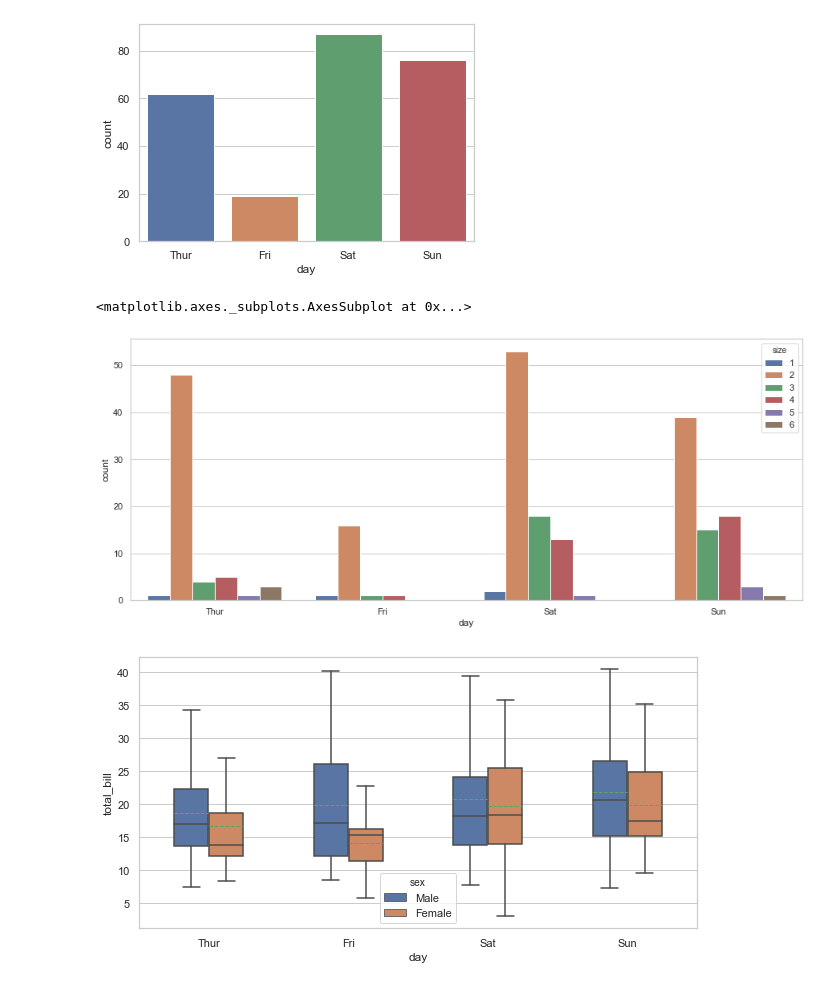
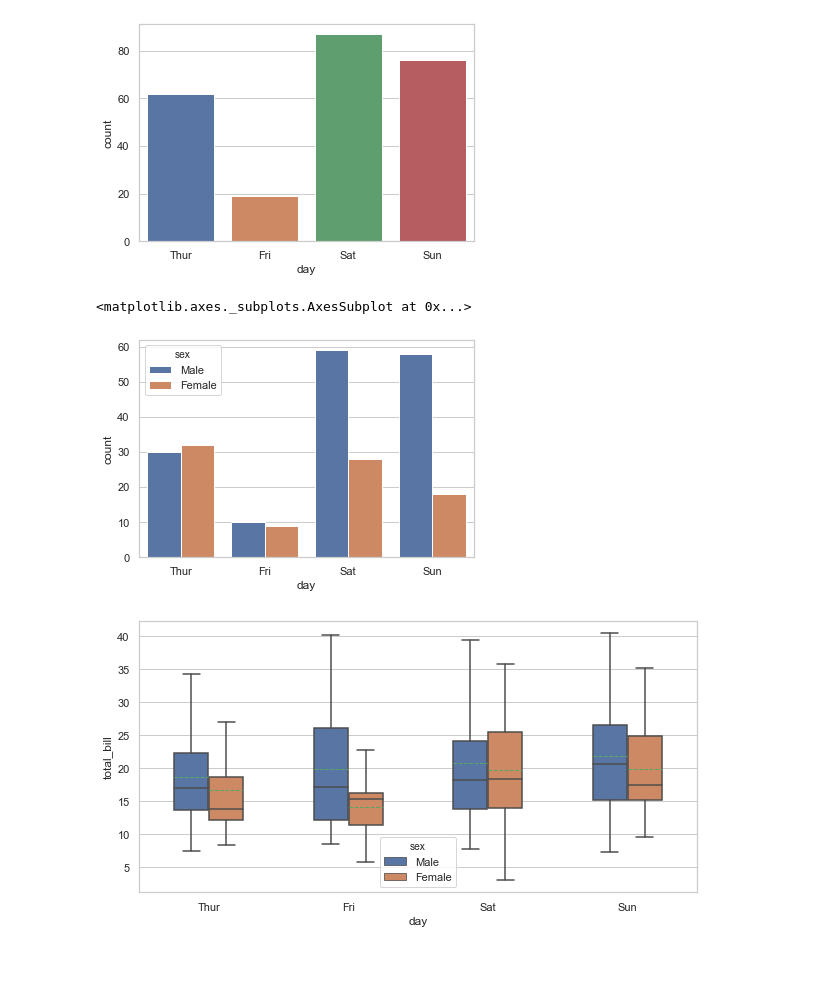
Before and after one commit to srikanthpragada/DS_03_AUG_2020, a Jupyter notebook: plots/seaborn_demo.ipynb, the cells around one changed output. Cells and saved outputs as stored; diff of their text form; code cells hidden in the pictures.

```diff
--- a/plots/seaborn_demo.ipynb
+++ b/plots/seaborn_demo.ipynb
@@ -31,11 +31,11 @@ sns.countplot(x="day",data = tips)
 <matplotlib.axes._subplots.AxesSubplot at 0x...>
 [figure]
 # %%
-plt.figure(figsize=(15,6))
-sns.countplot(x="day",data = tips, hue="size")
+# plt.figure(figsize=(15,6))
+sns.countplot(x="day",data = tips, hue="sex")
 # %% [output]
 <matplotlib.axes._subplots.AxesSubplot at 0x...>
-[figure, old version]
+[figure, new version]
 # %%
 # Add extra parameters realted to matplotlib
 plt.figure(figsize=(10,5))
```
Also changed, not shown: parts of 3 cells of this notebook, 2 other files.
